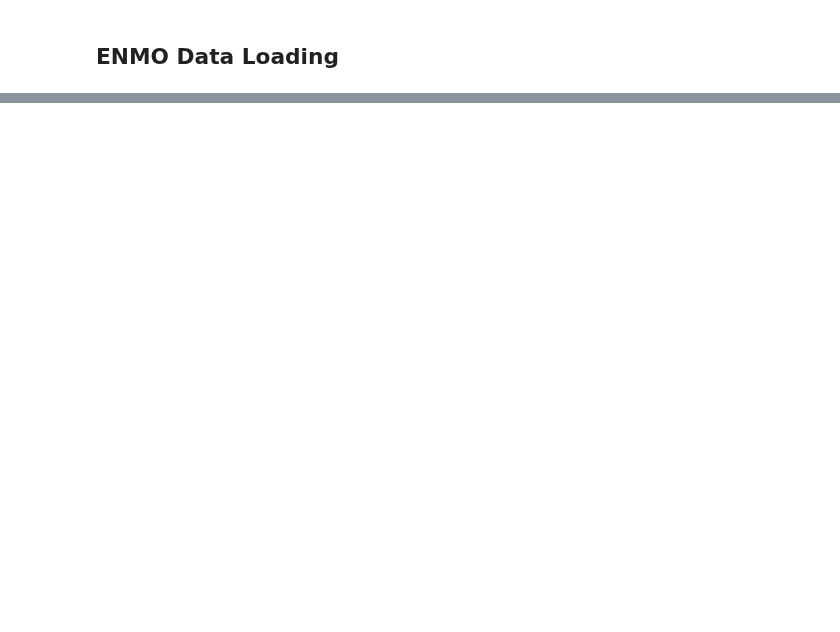
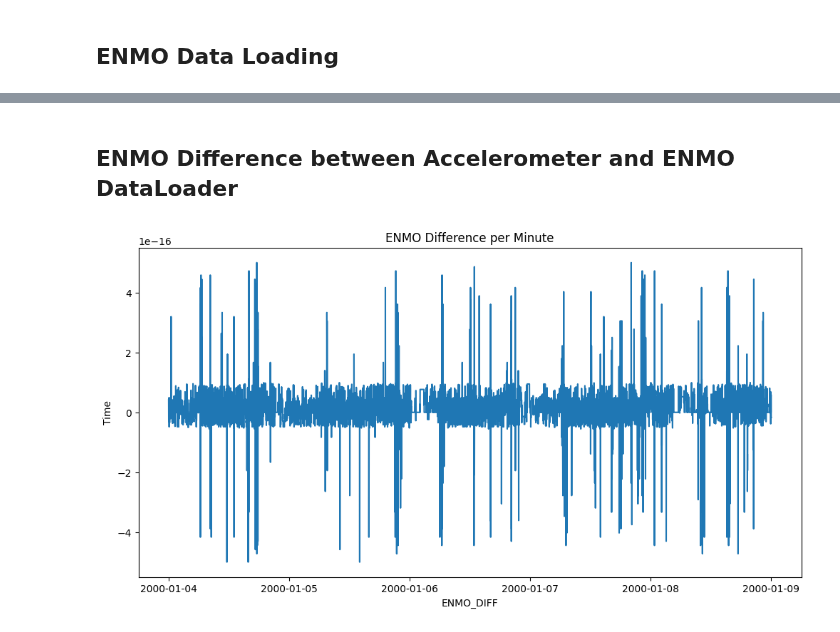
Before and after one commit to ADAMMA-CDHI-ETH-Zurich/CosinorAge, a Jupyter notebook: examples/data_loading.ipynb, the cells around one changed output, grey strips where cells are left out. Cells and saved outputs as stored; diff of their text form; code cells hidden in the pictures; blank space fills up the shorter version.

```diff
--- a/examples/data_loading.ipynb
+++ b/examples/data_loading.ipynb
@@ -74,0 +21,6 @@ Timestamp('2000-01-04 00:00:00')
+# %% [markdown]
+## ENMO Difference between Accelerometer and ENMO DataLoader
+# %%
+plot_enmo_difference(acc_loader, enmo_loader)
+# %% [output]
+[figure, added]
```
Also changed, not shown: parts of 17 cells of this notebook, 6 other files.
